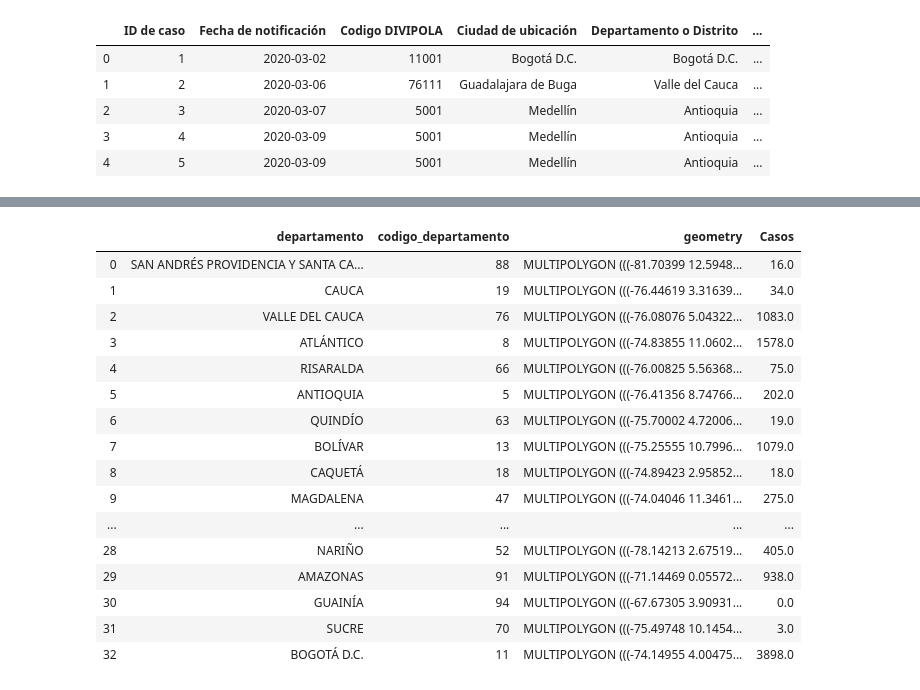
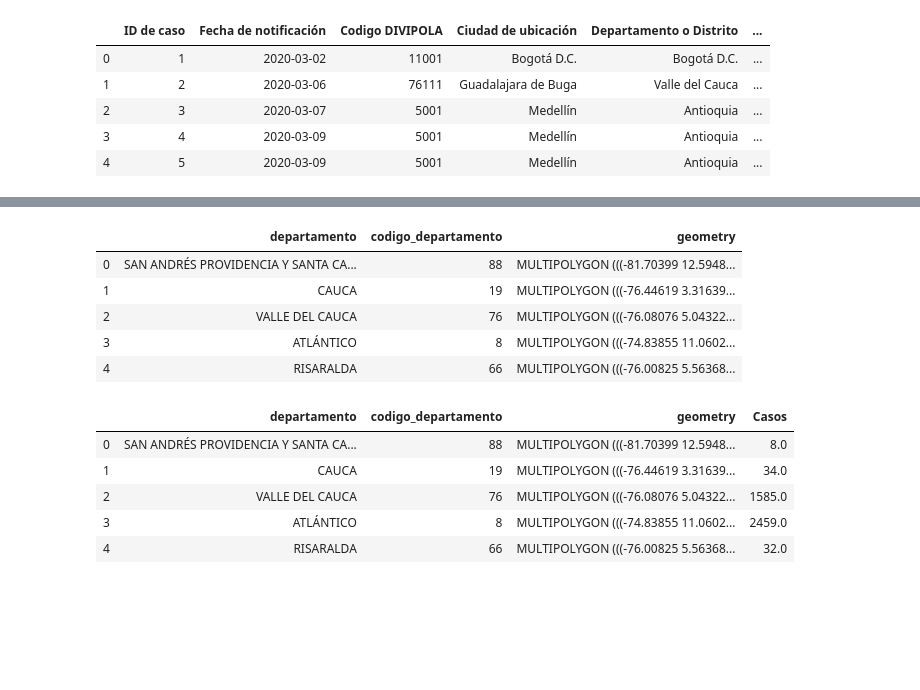
Before and after one commit to andrespd1/siscovid, a Jupyter notebook: COVID-19.ipynb, the cells around one changed output, grey strips where cells are left out. Drawn from its saved outputs; the diff is of its cells as text; code cells hidden in the pictures; blank space fills up the shorter version.

```diff
--- a/COVID-19.ipynb
+++ b/COVID-19.ipynb
@@ -20,6 +65,7 @@ covid.shape
 # Add a new column for asimptomatic observations
 covid.loc[ covid[ 'FIS' ] == 'Asintomático', 'Asintomático' ] = True
 covid.loc[ covid[ 'FIS' ] != 'Asintomático', 'Asintomático' ] = False
+covid[ 'Asintomático' ] = covid[ 'Asintomático' ].astype( bool )
 # %%
 # Casting date columns
 covid[ 'Fecha de notificación' ] = pd.to_datetime( covid[ 'Fecha de notificación' ] )
@@ -34,6 +80,9 @@ covid[ 'Sexo' ].replace( { 'm': 'M', 'f': 'F' }, inplace = True )
 # %%
 # Unifying values for status
 covid[ 'Estado' ].replace( { 'leve': 'Leve', 'LEVE': 'Leve' }, inplace = True )
+# %%
+# Unifying values for atention
+covid[ 'atención' ].replace( { 'casa': 'Casa', 'N/A': None }, inplace = True )
 # %%
 # Unifying values for procedence
 covid[ 'País de procedencia' ].replace( { '-   -': None }, inplace = True )
@@ -43,6 +92,8 @@ covid.loc[ covid[ 'Fecha recuperado' ].isnull(), 'Recuperado' ] = False
 # %%
 covid.loc[ covid[ 'Fecha de muerte' ].notnull(), 'Fallecido' ] = True
 covid.loc[ covid[ 'Fecha de muerte' ].isnull(), 'Fallecido' ] = False
+# %%
+covid[ 'Edad' ] = covid[ 'Edad' ].astype( int )
 # %%
 # Getting the column types
 covid.dtypes
@@ -228,25 +279,23 @@ cases_by_depto.head()
 # %%
-departamentos = gpd.read_file( './data/geo/departamentos.json' )
+departamentos = gpd.read_file( './data/geo/colombia/departamentos.json' )
+# %%
+departamentos.head()
+# %% [output]
+|  | departamento | codigo_departamento | geometry |
+| 0 | SAN ANDRÉS PROVIDENCIA Y SANTA CA... | 88 | MULTIPOLYGON (((-81.70399 12.5948... |
+| 1 | CAUCA | 19 | MULTIPOLYGON (((-76.44619 3.31639... |
+| 2 | VALLE DEL CAUCA | 76 | MULTIPOLYGON (((-76.08076 5.04322... |
+| 3 | ATLÁNTICO | 8 | MULTIPOLYGON (((-74.83855 11.0602... |
+| 4 | RISARALDA | 66 | MULTIPOLYGON (((-76.00825 5.56368... |
 # %%
 cases_by_depto = departamentos.merge( cases_by_depto, how = 'left', on = 'codigo_departamento' )
 cases_by_depto[ 'Casos' ] = cases_by_depto[ 'Casos' ].fillna( 0 )
 # %%
-cases_by_depto
+cases_by_depto.head()
 # %% [output]
 |  | departamento | codigo_departamento | geometry | Casos |
-| 0 | SAN ANDRÉS PROVIDENCIA Y SANTA CA... | 88 | MULTIPOLYGON (((-81.70399 12.5948... | 16.0 |
+| 0 | SAN ANDRÉS PROVIDENCIA Y SANTA CA... | 88 | MULTIPOLYGON (((-81.70399 12.5948... | 8.0 |
 | 1 | CAUCA | 19 | MULTIPOLYGON (((-76.44619 3.31639... | 34.0 |
-| 2 | VALLE DEL CAUCA | 76 | MULTIPOLYGON (((-76.08076 5.04322... | 1083.0 |
-| 3 | ATLÁNTICO | 8 | MULTIPOLYGON (((-74.83855 11.0602... | 1578.0 |
-| 4 | RISARALDA | 66 | MULTIPOLYGON (((-76.00825 5.56368... | 75.0 |
-| 5 | ANTIOQUIA | 5 | MULTIPOLYGON (((-76.41356 8.74766... | 202.0 |
-| 6 | QUINDÍO | 63 | MULTIPOLYGON (((-75.70002 4.72006... | 19.0 |
-| 7 | BOLÍVAR | 13 | MULTIPOLYGON (((-75.25555 10.7996... | 1079.0 |
-| 8 | CAQUETÁ | 18 | MULTIPOLYGON (((-74.89423 2.95852... | 18.0 |
-| 9 | MAGDALENA | 47 | MULTIPOLYGON (((-74.04046 11.3461... | 275.0 |
-| ... | ... | ... | ... | ... |
-| 28 | NARIÑO | 52 | MULTIPOLYGON (((-78.14213 2.67519... | 405.0 |
-| 29 | AMAZONAS | 91 | MULTIPOLYGON (((-71.14469 0.05572... | 938.0 |
-| 30 | GUAINÍA | 94 | MULTIPOLYGON (((-67.67305 3.90931... | 0.0 |
-| 31 | SUCRE | 70 | MULTIPOLYGON (((-75.49748 10.1454... | 3.0 |
-| 32 | BOGOTÁ D.C. | 11 | MULTIPOLYGON (((-74.14955 4.00475... | 3898.0 |
+| 2 | VALLE DEL CAUCA | 76 | MULTIPOLYGON (((-76.08076 5.04322... | 1585.0 |
+| 3 | ATLÁNTICO | 8 | MULTIPOLYGON (((-74.83855 11.0602... | 2459.0 |
+| 4 | RISARALDA | 66 | MULTIPOLYGON (((-76.00825 5.56368... | 32.0 |
```
Also changed, not shown: parts of 31 cells of this notebook, 10 other files.
